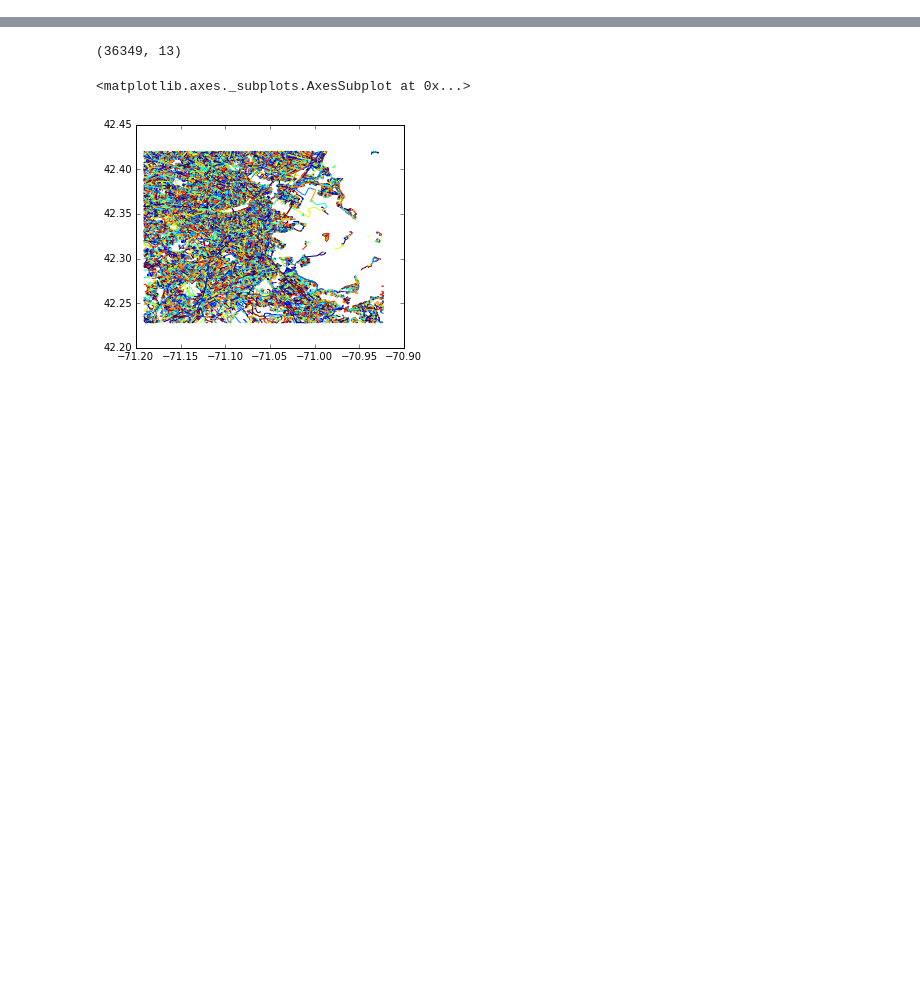
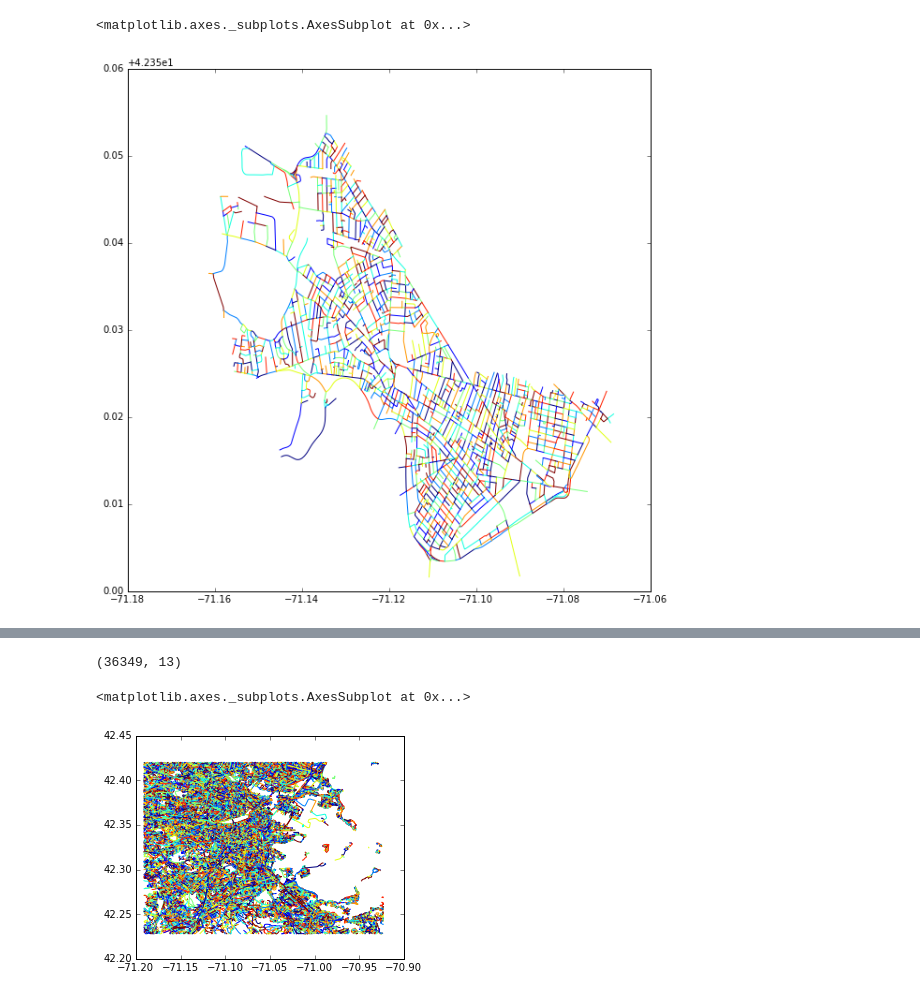
Before and after one commit to NickHoernle/Artificial-Intelligence-CS182-Project, a Jupyter notebook: exploration/exploration.ipynb, the cells around one changed output, grey strips where cells are left out. Saved outputs shown, nothing was run; the diff lists cells and outputs as text; code cells hidden in the pictures; blank space fills up the shorter version.

```diff
--- a/exploration/exploration.ipynb
+++ b/exploration/exploration.ipynb
@@ -40,0 +31,7 @@ boston_massachusetts_waterways.geojson
+# %%
+fig, ax = plt.subplots(1,1, figsize=(10,10))
+street_centerline = gpd.read_file('../cambridgegis_data_trans/Street_Centerlines/TRANS_Centerlines.topojson')
+street_centerline.plot(ax=ax)
+# %% [output]
+<matplotlib.axes._subplots.AxesSubplot at 0x...>
+[figure, added]
```
Also changed, not shown: parts of 23 cells of this notebook, 34 other files.
